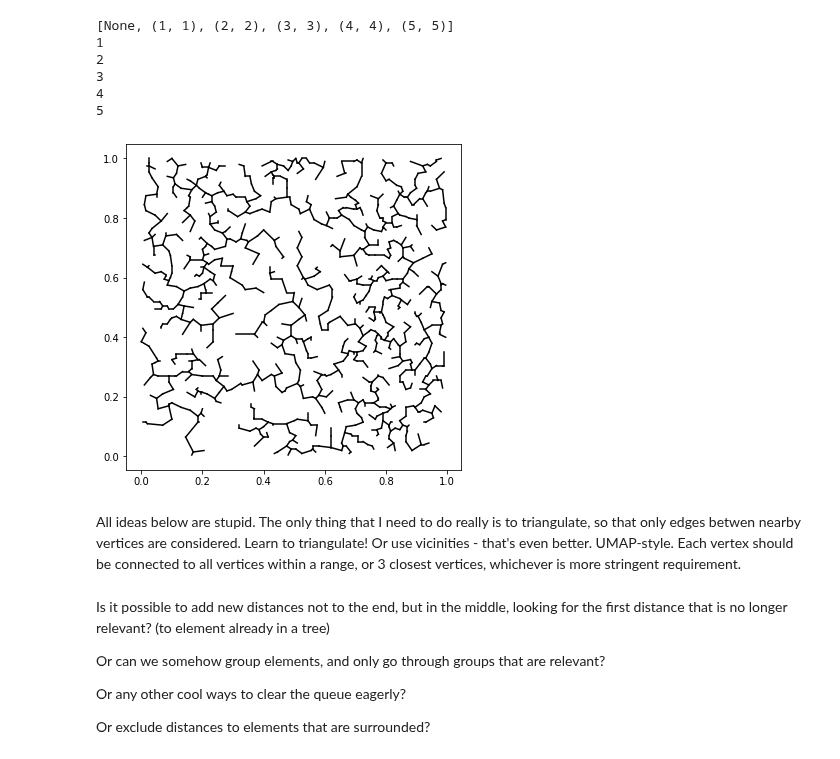
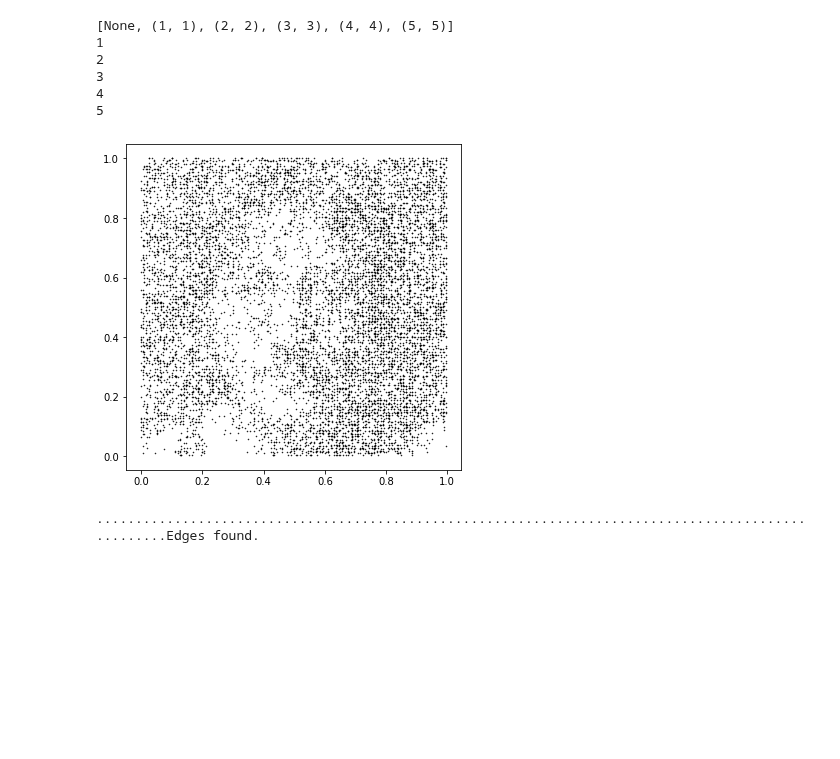
Before and after one commit to khakhalin/Sketches, a Jupyter notebook: procedural_art/mst-painter.ipynb, the cells around one changed output. Cells and saved outputs as stored; diff of their text form; code cells hidden in the pictures; blank space fills up the shorter version.

```diff
--- a/procedural_art/mst-painter.ipynb
+++ b/procedural_art/mst-painter.ipynb
@@ -131,46 +101,34 @@ while q.n()>0:
 3
 4
 5
-# %%
-def mst(points):
-    """Build a minimally spanning tree. Brute-force N2 solution; very slow."""
-    n = points.shape[0]
-    dist = np.zeros((n,n))
-    for i in range(n):
-        dist[i,:] = np.sqrt(np.square(points[i,0]-points[:,0])+np.square(points[i,1]-points[:,1]))
-    inf = np.max(dist)
-    taken = set([0])
-    remaining = list(range(1,n))
-    count = 1
-    edges = []
-    q = PQ()
-    newnode = 0 # Node currently considered
-    while len(remaining)>0:
-        for j in remaining: # First update the queue
-            q.add(dist[newnode,j], (newnode,j))
-        while newnode in taken:
-            oldnode,newnode = q.pop()
-        remaining.remove(newnode)
-        edges.append((oldnode,newnode))
-        taken.add(newnode)
-    return edges
-
-fig = plt.figure(figsize=(6,6))
-#plt.subplot(121)
-#edges = mst_bf(points)
-#eplot(points, edges)
-#plt.subplot(122)
-%prun edges = mst(points)
-eplot(points, edges)
-# %% [output]
-[figure, removed]
-# %% [markdown]
-All ideas below are stupid. The only thing that I need to do really is to triangulate, so that only edges betwen nearby vertices are considered. Learn to triangulate! Or use vicinities - that's even better. UMAP-style. Each vertex should be connected to all vertices within a range, or 3 closest vertices, whichever is  more stringent requirement.
-# %% [markdown]
-Is it possible to add new distances not to the end, but in the middle, looking for the first distance that is no longer relevant? (to element already in a tree)
-
-Or can we somehow group elements, and only go through groups that are relevant?
-
-Or any other cool ways to clear the queue eagerly?
-
-Or exclude distances to elements that are surrounded?
+# %%
+N_POINTS = 10000
+np.random.seed(1)
+
+points = sample_points(imgxy, imgz, N_POINTS)
+plt.figure(figsize=(6,6))
+plt.plot(points[:,0], points[:,1], 'k.', markersize=1);
+# %% [output]
+[figure, added]
+# %%
+def prep_edges(points):
+    """Find some reasonably local edges."""
+    KEEP_BEST = 7 # How many smallest edges to keep for every point
+    n = points.shape[0]
+    edges = []
+    for i in range(n):
+        dist = np.sqrt(np.square(points[i,0]-points[:,0])+np.square(points[i,1]-points[:,1]))
+        local_points = sorted([(dist[j],j) for j in range(n)])[1:(KEEP_BEST+1)] # Skip zero self-edges
+        edges += [(i,j,d) for d,j in local_points]
+        if i % 100 == 0: print('.', end='')
+    return edges
+
+edges = prep_edges(points)
+print('Edges found.')
+if False:
+    print('Now making a plot...')
+    plt.figure(figsize=(6,6))
+    for e in edges:
+        plt.plot([points[e[0],0], points[e[1],0]], [points[e[0],1], points[e[1],1]], 'k-', alpha=0.5);
+# %% [output]
+....................................................................................................Edges found.
```
Also changed, not shown: parts of 5 cells of this notebook.
